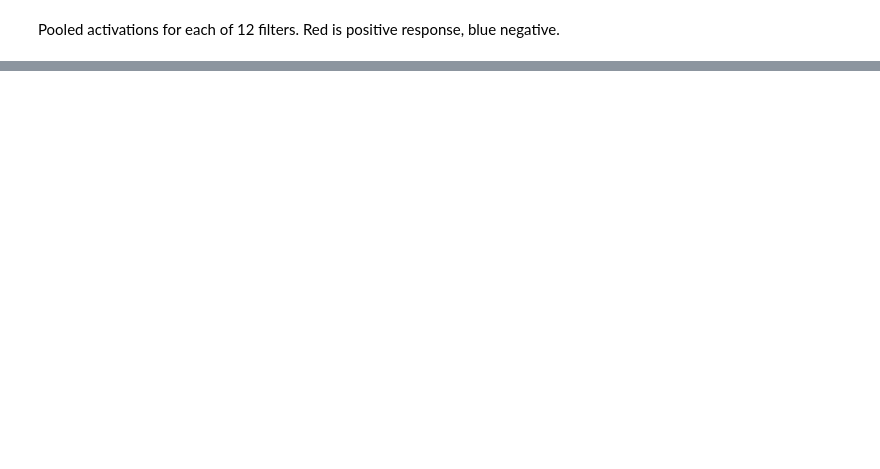
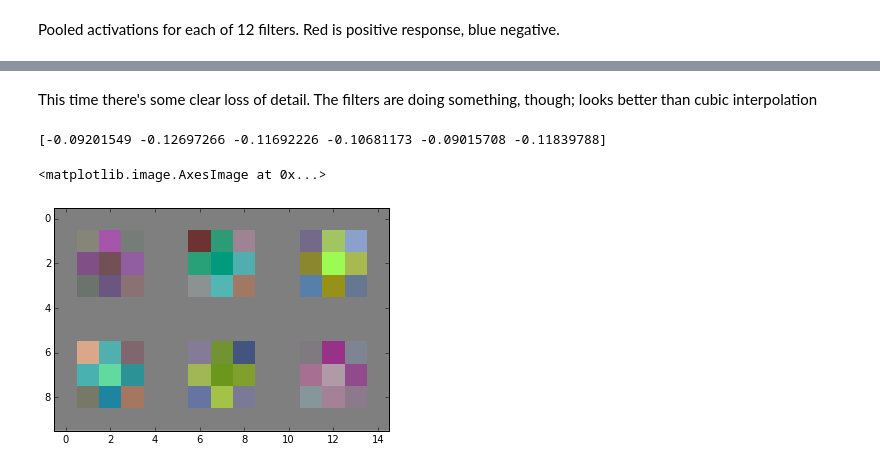
Before and after one commit to victor-shepardson/feature-feedback, a Jupyter notebook: notebooks/autoencoder-0.ipynb, the cells around one changed output, grey strips where cells are left out. Cells and saved outputs as stored; diff of their text form; code cells hidden in the pictures; blank space fills up the shorter version.

```diff
--- a/notebooks/autoencoder-0.ipynb
+++ b/notebooks/autoencoder-0.ipynb
@@ -77,13 +92,15 @@ plt.imshow(disp, interpolation='None')
 
 Now let's pull our 12 3x3x3 filters out of the model
 # %%
-filters = np.copy(net.params['encode1'][0].data).transpose([0,2,3,1])
-#print filters
-biases = np.copy(net.params['encode1'][1].data)
-print biases
-#normalize preserving 0 = 50% gray
-filters/=2*abs(filters).max()
-filters+=.5
-disp = np.hstack([np.pad(f,[(1,1),(1,1),(0,0)],'constant', constant_values=[.5]) for f in filters])
-disp = np.vstack(np.hsplit(disp,3))
-plt.imshow(disp, interpolation='none')
+def get_filters(net):
+    filters = np.copy(net.params['encode1'][0].data).transpose([0,2,3,1])
+    biases = np.copy(net.params['encode1'][1].data)
+    print biases
+    return filters
+def vis_filters(filters, rows):
+    #normalize preserving 0 = 50% gray
+    filters/=2*abs(filters).max()
+    filters+=.5
+    disp = np.hstack([np.pad(f,[(1,1),(1,1),(0,0)],'constant', constant_values=[.5]) for f in filters])
+    disp = np.vstack(np.hsplit(disp,rows))
+    return disp
@@ -120,0 +163,10 @@ It's hard to say from this small experiment whether the autoencoder is learning
+# %% [markdown]
+This time there's some clear loss of detail. The filters are doing something, though; looks better than cubic interpolation
+# %%
+filters = get_filters(net)
+disp = vis_filters(filters, 2)
+plt.imshow(disp, interpolation='none')
+# %% [output]
+[-0.09201549 -0.12697266 -0.11692226 -0.10681173 -0.09015708 -0.11839788]
+<matplotlib.image.AxesImage at 0x...>
+[figure, added]
```
Also changed, not shown: parts of 43 cells of this notebook, 8 other files.
